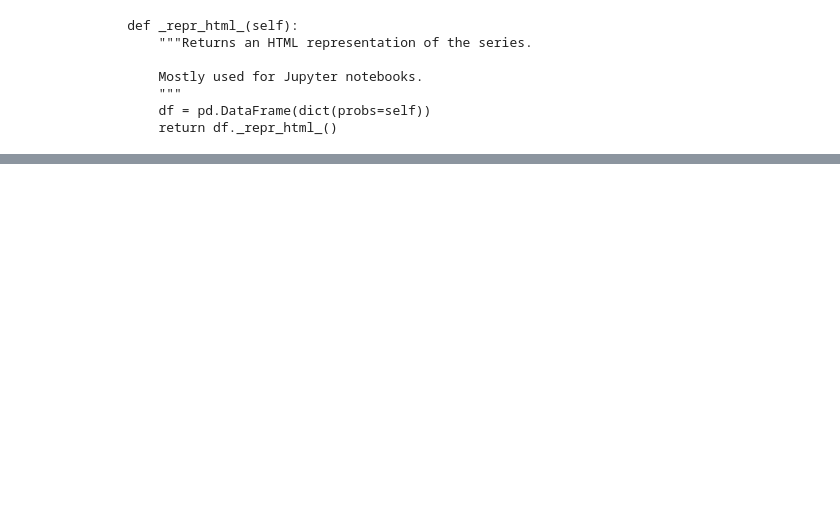
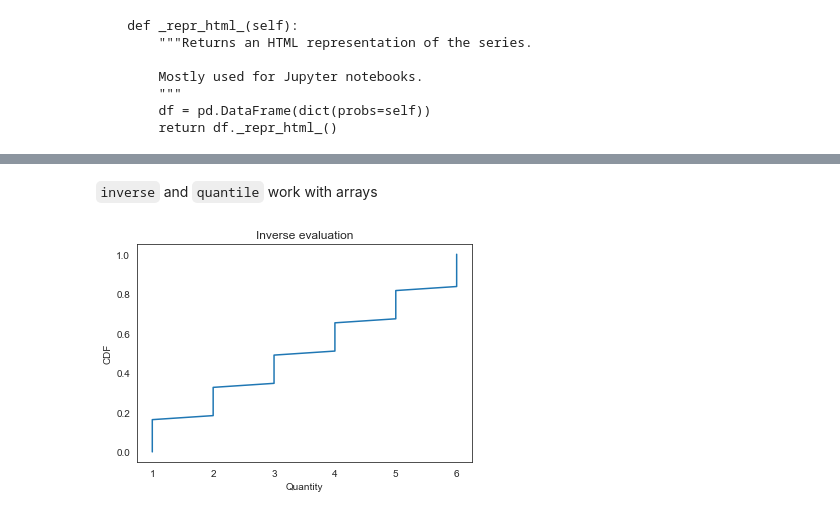
Before and after one commit to AllenDowney/empiricaldist, a Jupyter notebook: empyrical_dist/cdf.ipynb, the cells around one changed output, grey strips where cells are left out. Saved outputs shown, nothing was run; the diff lists cells and outputs as text; code cells hidden in the pictures; blank space fills up the shorter version.

```diff
--- a/empyrical_dist/cdf.ipynb
+++ b/empyrical_dist/cdf.ipynb
@@ -110,0 +403,9 @@ And we can compute its mean (which only works if it's normalized).
+# %% [markdown]
+`inverse` and `quantile` work with arrays
+# %%
+ps = np.linspace(0, 1)
+qs = d6.quantile(ps)
+plt.plot(qs, ps)
+decorate_cdf('Inverse evaluation')
+# %% [output]
+[figure, added]
```
Also changed, not shown: parts of 127 cells of this notebook, 2 other files.
